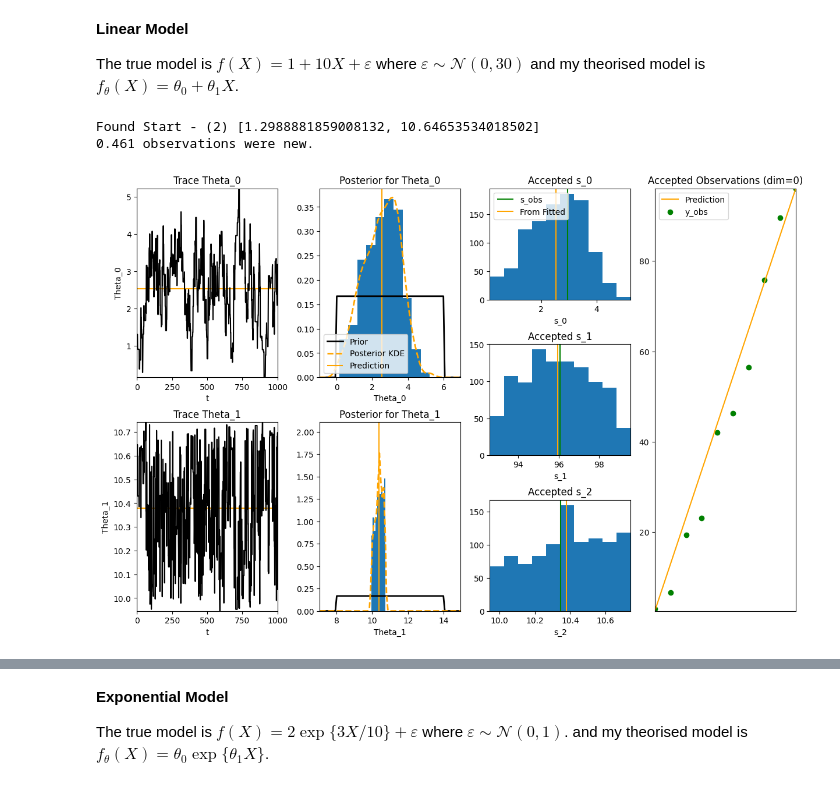
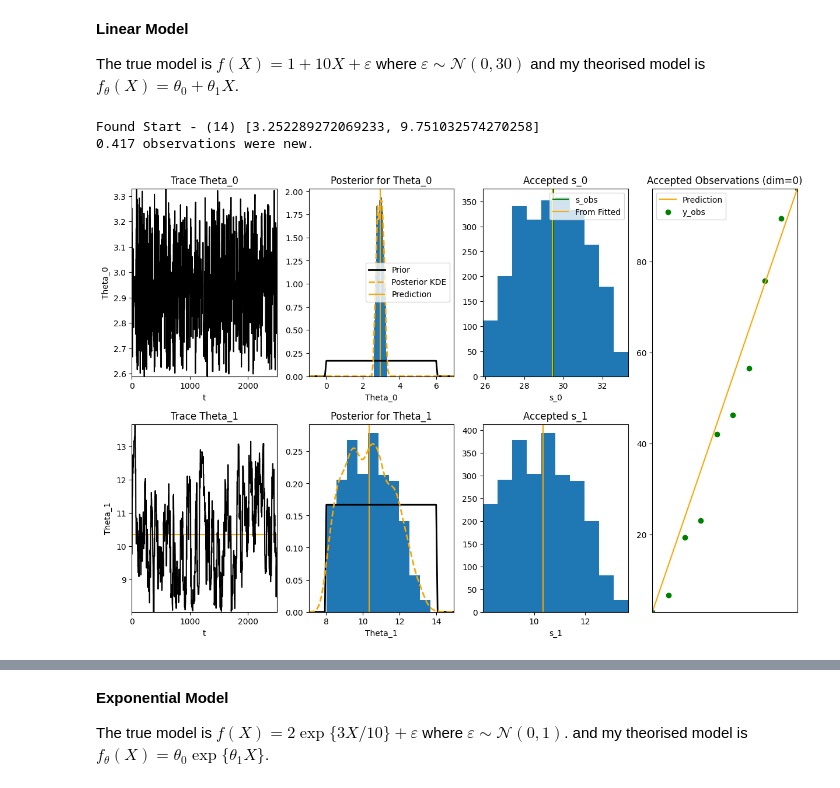
Before and after one commit to dajhutchinson/bayesian-modelling-of-epidemic-events, a Jupyter notebook: Code/ABC_Notebook.ipynb, the cells around one changed output, grey strips where cells are left out. Drawn from its saved outputs; the diff is of its cells as text; code cells hidden in the pictures.

```diff
--- a/Code/ABC_Notebook.ipynb
+++ b/Code/ABC_Notebook.ipynb
@@ -452,21 +447,20 @@ perturbance_kernels = [lambda x:x+stats.norm(0,.5).rvs(1)[0]]*2
 The true model is $f(X)=1+10X+\varepsilon$ where $\varepsilon\sim\mathcal{N}(0,30)$ and my theorised model is $f_\theta(X)=\theta_0+\theta_1X$.
 # %%
 # Define summary statistics
-start = (lambda ys:[ys[0][0]])
-end = (lambda ys:[ys[-1][0]])
+start = (lambda ys:[10*ys[0][0]])
 mean_grad = (lambda ys:[np.mean([ys[i+1][0]-ys[i][0] for i in range(len(ys)-1)])])
-summary_stats=[start,end,mean_grad]
+summary_stats=[start,mean_grad]
 # %%
 %%time
-# MCMC - Chain length=2000
+# MCMC
 np.random.seed(16111998) # Fix random seed
 fitted_model=ABC.abc_mcmc(n_obs=10,y_obs=lm.observe(),fitting_model=lm.copy([1,1]),priors=lm_priors,
-    chain_length=1000,perturbance_kernels=perturbance_kernels,acceptance_kernel=ABC.uniform_kernel,scaling_factor=4,
+    chain_length=2500,perturbance_kernels=perturbance_kernels,acceptance_kernel=ABC.uniform_kernel,scaling_factor=4,
     summary_stats=summary_stats)
 print("True Model - {}".format(lm))
 print("Fitted Model - {}\n".format(fitted_model))
 # %% [output]
-Found Start - (2) [1.2988881859008132, 10.64653534018502]
-0.461 observations were new.
+Found Start - (14) [3.252289272069233, 9.751032574270258]
+0.417 observations were new.
-[figure, old version]
+[figure, new version]
 True Model - 1.000+10.000*x0+N(0,30.000)
```
Also changed, not shown: parts of 28 cells of this notebook, 2 other files.
